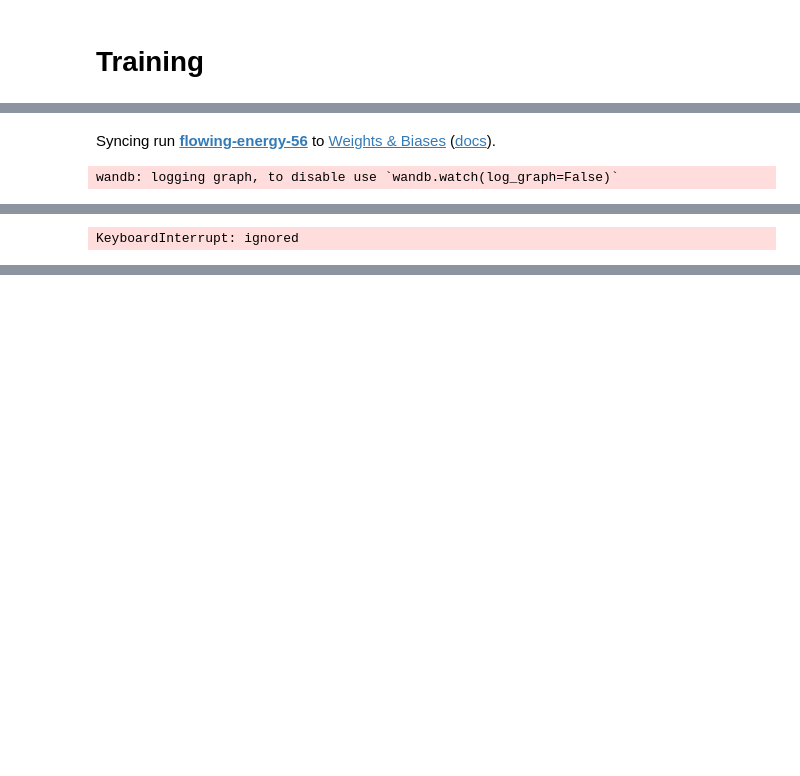
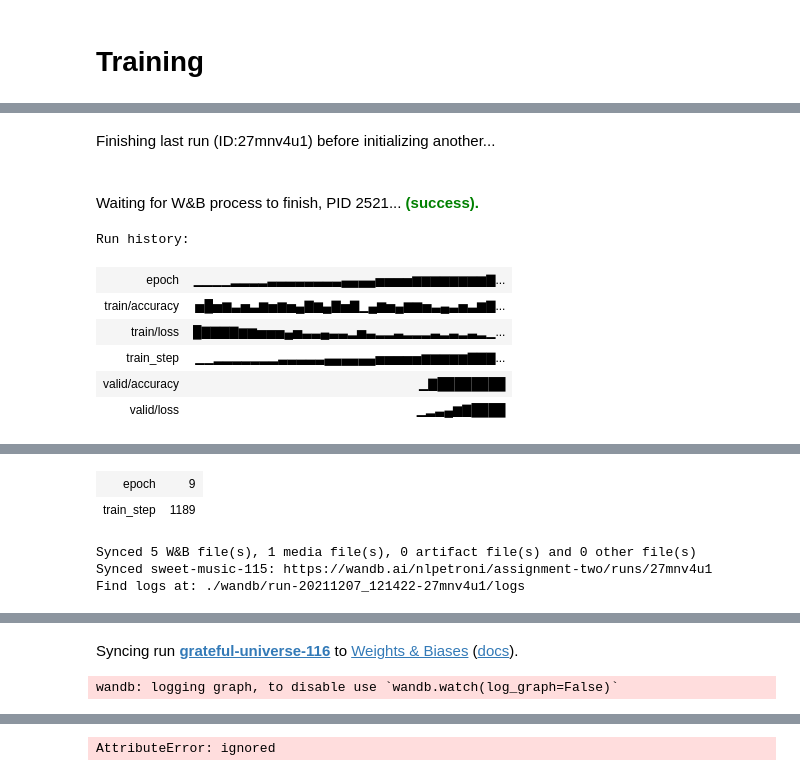
Before and after one commit to NLPetroni/assignment_two, a Jupyter notebook: solution_2.ipynb, the cells around one changed output, grey strips where cells are left out. Drawn from its saved outputs; the diff is of its cells as text; code cells hidden in the pictures; blank space fills up the shorter version.

```diff
--- a/solution_2.ipynb
+++ b/solution_2.ipynb
@@ -243,7 +251,7 @@ voc_val_list = list(vocabulary.values())
 
 def tokenize(input: List) -> torch.Tensor:
   result = list(map(lambda x: vocabulary[x], input))
-  return torch.tensor(result)
+  return result
 
 def detokenize(input: torch.Tensor) -> List:
   result = input.tolist()
@@ -276,9 +284,8 @@ def get_binary_classifier(name:str,
     """
     container = nn.Sequential()
     container.add_module(f'{name}_fc1', nn.Linear(in_features=w_in, out_features=w_hidden))
-    container.add_module(f'{name}_ReLU', nn.ReLU(inplace=True))
+    container.add_module(f'{name}_ReLU', nn.ReLU())
     container.add_module(f'{name}_fc2', nn.Linear(in_features=w_hidden, out_features=1))
-    container.add_module(f'{name}_sigmoid', nn.Sigmoid())
     return container
 
 
@@ -404,7 +411,7 @@ class FactChecker(torch.nn.Module):
 # %%
 def training_step(model, optimizer, loss_fn, data_loader, device):
   model.train()
-  log_dict = {'train/loss': []}
+  log_dict = {'train/loss': [], 'train/accuracy': []}
 
   for (claim, evidence, label) in data_loader:
     # forward
@@ -413,6 +420,12 @@ def training_step(model, optimizer, loss_fn, data_loader, device):
       evidence = torch.tensor(evidence).to(device)
       label = torch.tensor(label).to(device)
     output = torch.squeeze(model(claim, evidence))
+    preds = torch.round(output)
+
+
+    metric_value = ((label == preds).sum() / (data_loader.batch_size)).item()
+
+    #print(output)
     loss = loss_fn(output, label)
     loss_value = loss.item()
 
@@ -426,6 +439,7 @@ def training_step(model, optimizer, loss_fn, data_loader, device):
     optimizer.step()
 
     log_dict['train/loss'].append(loss_value)
+    log_dict['train/accuracy'].append(metric_value)
 
   return log_dict
 
@@ -479,6 +493,7 @@ def train(optimizer_name, lr, loss_fn, device, n_epochs, verbose, batch_size, te
   wandb.define_metric("train_step")
   wandb.define_metric("epoch")
   wandb.define_metric('train/loss', step_metric="train_step", summary="min")
+  wandb.define_metric("train/accuracy", step_metric="train_step", summary="max")
   wandb.define_metric("valid/loss", step_metric="epoch", summary="min")
   wandb.define_metric("valid/accuracy", step_metric="epoch", summary="max")
 
@@ -493,10 +508,10 @@ def train(optimizer_name, lr, loss_fn, device, n_epochs, verbose, batch_size, te
       }
   train_dl = torch.utils.data.DataLoader(
     Dataset(train_set['Claim'], train_set['Evidence'], train_set['Label']),
-    batch_size=batch_size)
+    batch_size=batch_size, collate_fn=collate_fn, shuffle=True)
   valid_dl = torch.utils.data.DataLoader(
     Dataset(val_set['Claim'], val_set['Evidence'], val_set['Label']),
-    batch_size=batch_size)
+    batch_size=batch_size, collate_fn=collate_fn)
 
   model = FactChecker(embedding_matrix, **model_params)
   model.to(device)
@@ -512,7 +527,7 @@ def train(optimizer_name, lr, loss_fn, device, n_epochs, verbose, batch_size, te
   else:
     raise ValueError(f'wrong optim {optimizer_name}, either rmsprop or adam')
 
-  loss = nn.BCELoss()
+  loss = nn.BCEWithLogitsLoss()
   train_step = 0
   print('STARTING TRAINING')
 
@@ -523,9 +538,10 @@ def train(optimizer_name, lr, loss_fn, device, n_epochs, verbose, batch_size, te
       for batch_loss in log_dict['train/loss']:
         wandb.log({'train_step': train_step, 'epoch': epoch, 'train/loss': batch_loss})
         train_step += 1
+      for batch_accuracy in log_dict['train/accuracy']:
+        wandb.log({'train/accuracy': batch_accuracy})
       wandb.log({'epoch': epoch, 'valid/loss': log_dict['valid/loss'], 'valid/accuracy': log_dict['valid/accuracy']})
-      if (epoch % 50) == 0:
-        print(f'[{epoch:03d}/{n_epochs:03d}] train loss: {np.mean(log_dict["train/loss"]):.3f}, valid loss: {log_dict["valid/loss"]:.3f}, accuracy: {log_dict["valid/accuracy"]:.2f}')
+      print(f'[{epoch:03d}/{n_epochs:03d}] train loss: {np.mean(log_dict["train/loss"]):.3f}, valid loss: {log_dict["valid/loss"]:.3f}, accuracy: {log_dict["valid/accuracy"]:.2f}')
   if test:
     #log_dict = evaluate(model, loss, test_dl, device, metric=metric)
     wandb.log()
@@ -533,5 +549,5 @@ def train(optimizer_name, lr, loss_fn, device, n_epochs, verbose, batch_size, te
   run.finish()
   return model
 # %%
-train(optimizer_name='adam', lr=0.1, loss_fn='', device=None, n_epochs=10, verbose=True, batch_size=100)
+train(optimizer_name='adam', lr=0.00001, loss_fn='', device=None, n_epochs=10, verbose=True, batch_size=1024)
 # %% [output]
@@ -542,2 +555,9 @@ wandb: Appending key for api.wandb.ai to your netrc file: /root/.netrc
-Syncing run flowing-energy-56 to Weights & Biases (docs).
+Finishing last run (ID:27mnv4u1) before initializing another...
+Waiting for W&B process to finish, PID 2521... (success).
-wandb: logging graph, to disable use `wandb.watch(log_graph=False)`
+Run history:
+| epoch | ▁▁▁▁▂▂▂▂▃▃▃▃▃▃▃▃▄▄▄▄▅▅▅▅▆▆▆▆▆▆▆▆▇... |
+| train/accuracy | ▅█▅▆▃▅▃▆▅▆▅▄▇▆▄▇▅▇▁▄▆▅▄▆▆▅▃▄▃▅▃▆▇... |
+| train/loss | █▇▇▇▇▆▆▅▅▅▄▅▃▃▄▃▃▂▅▃▂▂▃▂▂▂▃▂▃▂▃▂▁... |
+| train_step | ▁▁▂▂▂▂▂▂▂▃▃▃▃▃▄▄▄▄▄▄▅▅▅▅▅▆▆▆▆▆▇▇▇... |
+| valid/accuracy | ▁▇████████ |
+| valid/loss | ▁▂▃▄▆▇████ |
@@ -546 +565,5 @@ STARTING TRAINING
+| epoch | 9 |
+| train_step | 1189 |
-KeyboardInterrupt: ignored
+Synced 5 W&B file(s), 1 media file(s), 0 artifact file(s) and 0 other file(s)
+Synced sweet-music-115: https://wandb.ai/nlpetroni/assignment-two/runs/27mnv4u1
+Find logs at: ./wandb/run-20211207_121422-27mnv4u1/logs
@@ -546,0 +571,2 @@ KeyboardInterrupt: ignored
+Syncing run grateful-universe-116 to Weights & Biases (docs).
+wandb: logging graph, to disable use `wandb.watch(log_graph=False)`
@@ -546,0 +584 @@ KeyboardInterrupt: ignored
+AttributeError: ignored
```
Also changed, not shown: parts of 6 cells of this notebook.
